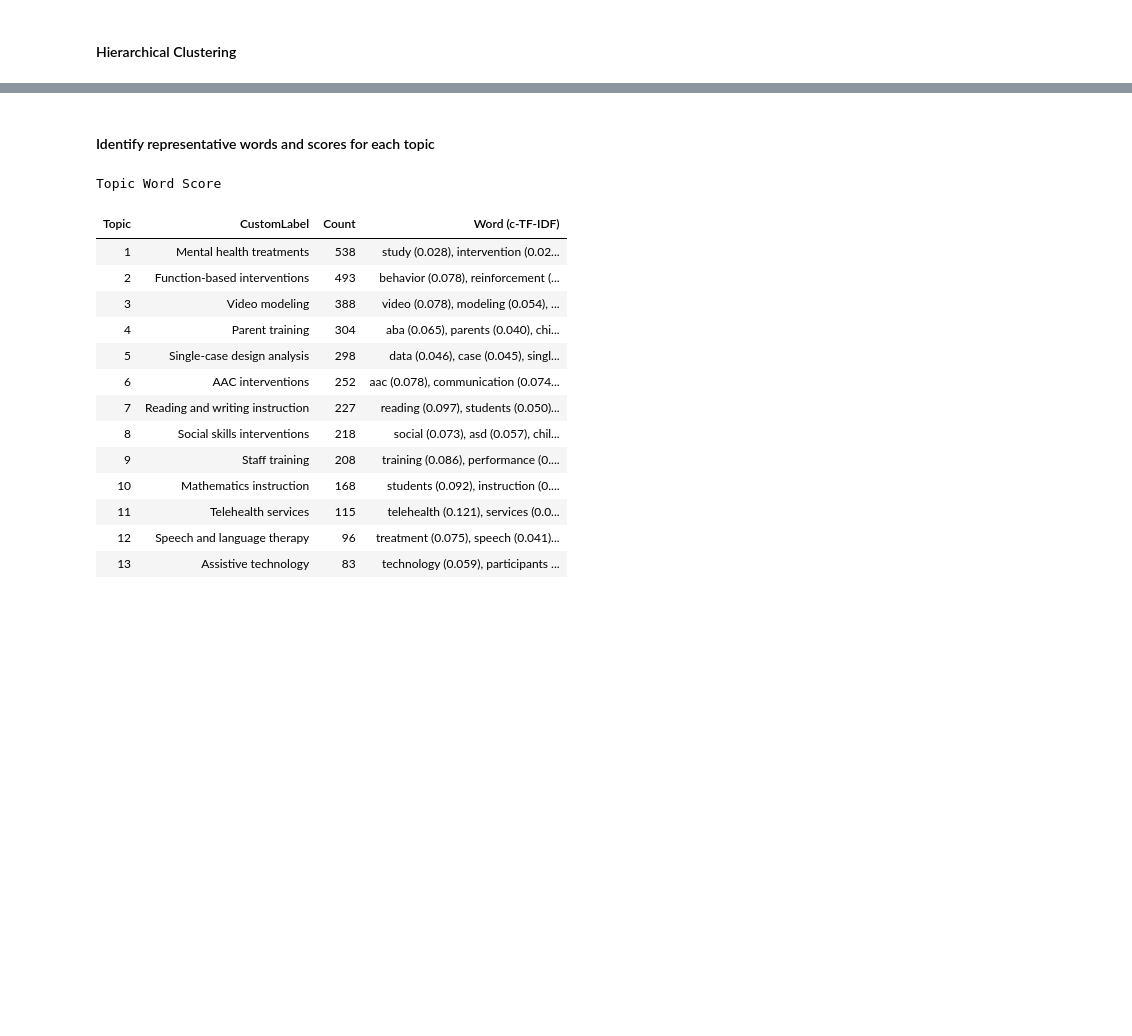
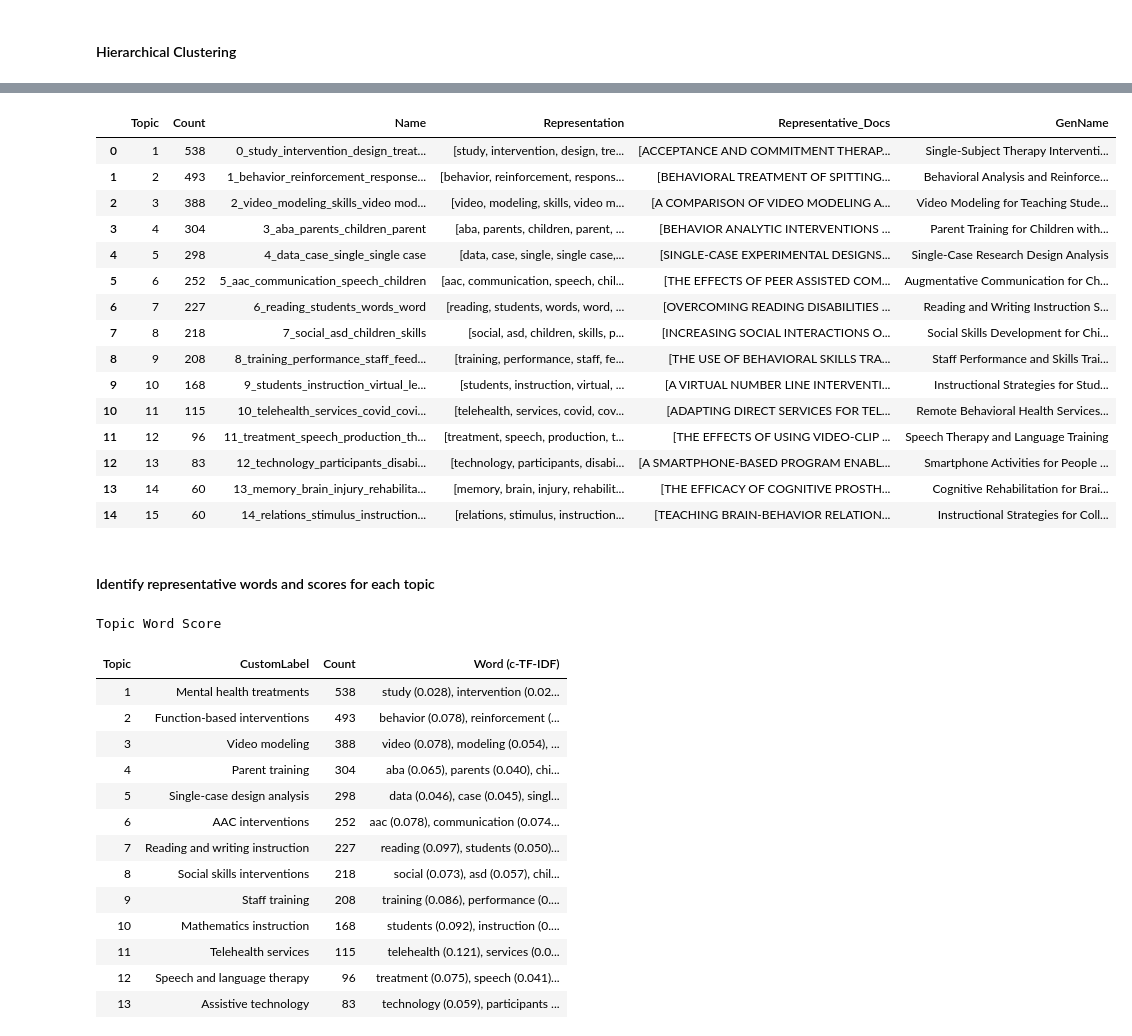
Before and after one commit to mshin77/scd-llm, a Jupyter notebook: topic_modeling/index.ipynb, the cells around one changed output, grey strips where cells are left out. Saved outputs shown, nothing was run; the diff lists cells and outputs as text; code cells hidden in the pictures; blank space fills up the shorter version.

```diff
--- a/topic_modeling/index.ipynb
+++ b/topic_modeling/index.ipynb
@@ -387,3 +439,22 @@ topic_info_words['Topic'] = topic_info_words['Topic'] + 1
+# %%
+topic_info_gen
+# %% [output]
+|  | Topic | Count | Name | Representation | Representative_Docs | GenName |
+| 0 | 1 | 538 | 0_study_intervention_design_treat... | [study, intervention, design, tre... | [ACCEPTANCE AND COMMITMENT THERAP... | Single-Subject Therapy Interventi... |
+| 1 | 2 | 493 | 1_behavior_reinforcement_response... | [behavior, reinforcement, respons... | [BEHAVIORAL TREATMENT OF SPITTING... | Behavioral Analysis and Reinforce... |
+| 2 | 3 | 388 | 2_video_modeling_skills_video mod... | [video, modeling, skills, video m... | [A COMPARISON OF VIDEO MODELING A... | Video Modeling for Teaching Stude... |
+| 3 | 4 | 304 | 3_aba_parents_children_parent | [aba, parents, children, parent, ... | [BEHAVIOR ANALYTIC INTERVENTIONS ... | Parent Training for Children with... |
+| 4 | 5 | 298 | 4_data_case_single_single case | [data, case, single, single case,... | [SINGLE-CASE EXPERIMENTAL DESIGNS... | Single-Case Research Design Analysis |
+| 5 | 6 | 252 | 5_aac_communication_speech_children | [aac, communication, speech, chil... | [THE EFFECTS OF PEER ASSISTED COM... | Augmentative Communication for Ch... |
+| 6 | 7 | 227 | 6_reading_students_words_word | [reading, students, words, word, ... | [OVERCOMING READING DISABILITIES ... | Reading and Writing Instruction S... |
+| 7 | 8 | 218 | 7_social_asd_children_skills | [social, asd, children, skills, p... | [INCREASING SOCIAL INTERACTIONS O... | Social Skills Development for Chi... |
+| 8 | 9 | 208 | 8_training_performance_staff_feed... | [training, performance, staff, fe... | [THE USE OF BEHAVIORAL SKILLS TRA... | Staff Performance and Skills Trai... |
+| 9 | 10 | 168 | 9_students_instruction_virtual_le... | [students, instruction, virtual, ... | [A VIRTUAL NUMBER LINE INTERVENTI... | Instructional Strategies for Stud... |
+| 10 | 11 | 115 | 10_telehealth_services_covid_covi... | [telehealth, services, covid, cov... | [ADAPTING DIRECT SERVICES FOR TEL... | Remote Behavioral Health Services... |
+| 11 | 12 | 96 | 11_treatment_speech_production_th... | [treatment, speech, production, t... | [THE EFFECTS OF USING VIDEO-CLIP ... | Speech Therapy and Language Training |
+| 12 | 13 | 83 | 12_technology_participants_disabi... | [technology, participants, disabi... | [A SMARTPHONE-BASED PROGRAM ENABL... | Smartphone Activities for People ... |
+| 13 | 14 | 60 | 13_memory_brain_injury_rehabilita... | [memory, brain, injury, rehabilit... | [THE EFFICACY OF COGNITIVE PROSTH... | Cognitive Rehabilitation for Brai... |
+| 14 | 15 | 60 | 14_relations_stimulus_instruction... | [relations, stimulus, instruction... | [TEACHING BRAIN-BEHAVIOR RELATION... | Instructional Strategies for Coll... |
 # %%
 topic_info.to_excel("files/topic_info.xlsx", engine='openpyxl', index=False)
 topic_info_words.to_excel("files/topic_info_words.xlsx", engine='openpyxl', index=False)
```
Also changed, not shown: parts of 18 cells of this notebook, 21 other files.
